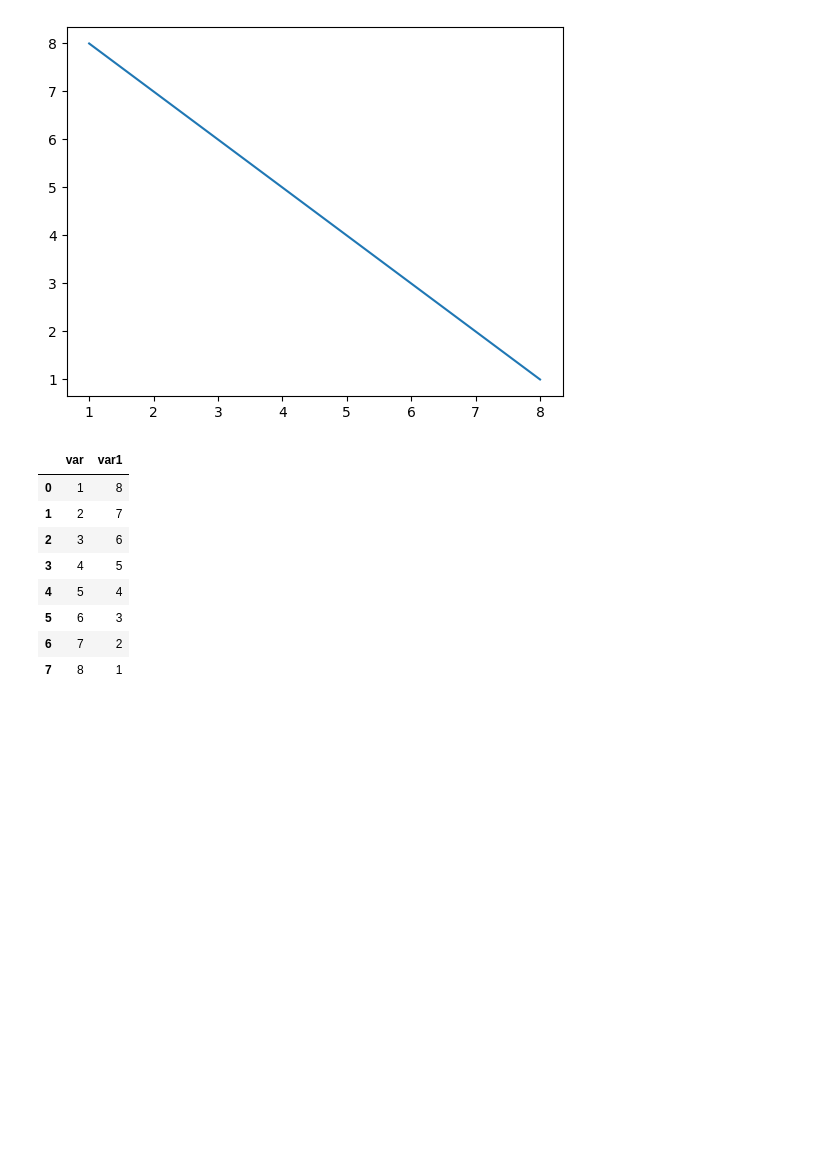
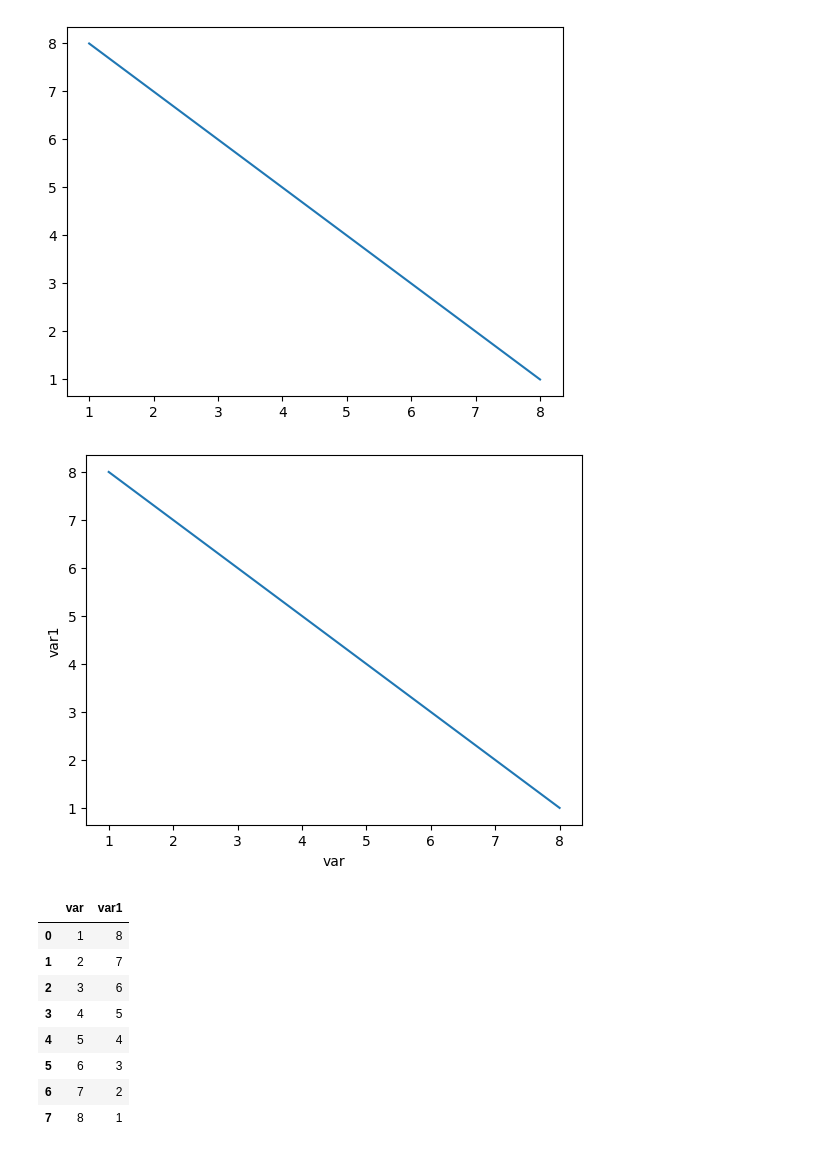
Before and after one commit to RichaSinghhh/Python, a Jupyter notebook: Seaborn.ipynb, the cells around one changed output. Cells and saved outputs as stored; diff of their text form; code cells hidden in the pictures; blank space fills up the shorter version.

```diff
--- a/Seaborn.ipynb
+++ b/Seaborn.ipynb
@@ -28,10 +28,14 @@ plt.show()
 # %%
 var = [1,2,3,4,5,6,7,8]
 var1 =[8,7,6,5,4,3,2,1]
 
 import pandas as pd
 
 df = pd.DataFrame({"var":var,"var1":var1})
+sns.lineplot(x= 'var', y = 'var1',data = df)
+plt.show()
+# %% [output]
+[figure, added]
 # %%
 df
 # %% [output]
```
Also changed, not shown: parts of 4 cells of this notebook.
